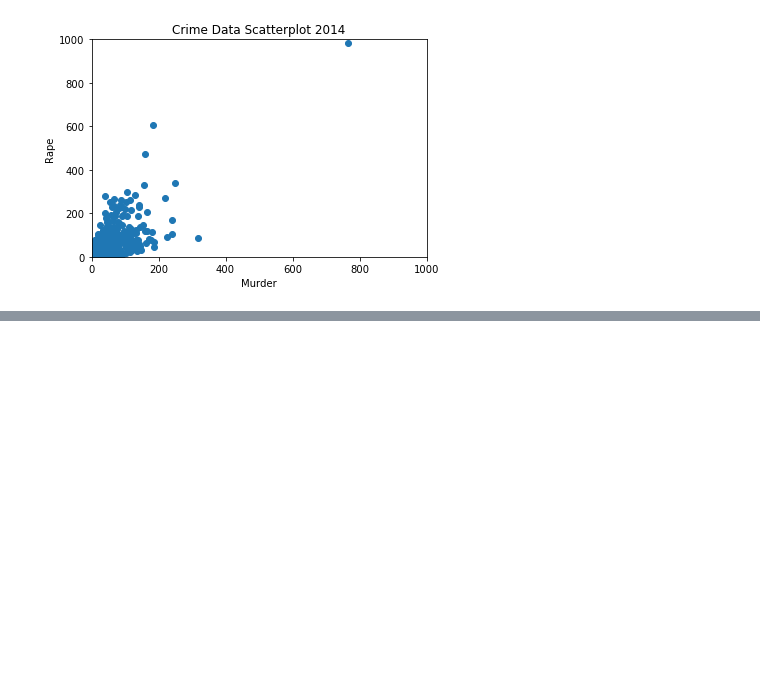
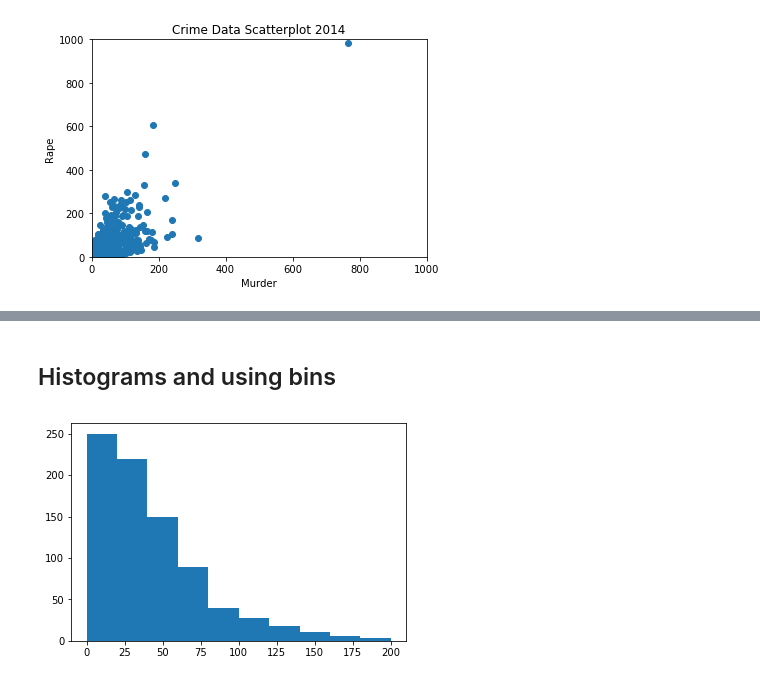
Before and after one commit to afcarl/Indian-Crime-Data, a Jupyter notebook: CrimeData.ipynb, the cells around one changed output, grey strips where cells are left out. Cells and saved outputs as stored; diff of their text form; code cells hidden in the pictures; blank space fills up the shorter version.

Commit message:
Added More Plots

```diff
--- a/CrimeData.ipynb
+++ b/CrimeData.ipynb
@@ -194,0 +217,8 @@ plt.show()
+# %% [markdown]
+## Histograms and using bins
+# %%
+fig, ax = plt.subplots()
+ax.hist(data['Murder'], range=(0,200))
+plt.show()
+# %% [output]
+[figure, added]
```
Also changed, not shown: parts of 6 cells of this notebook.
